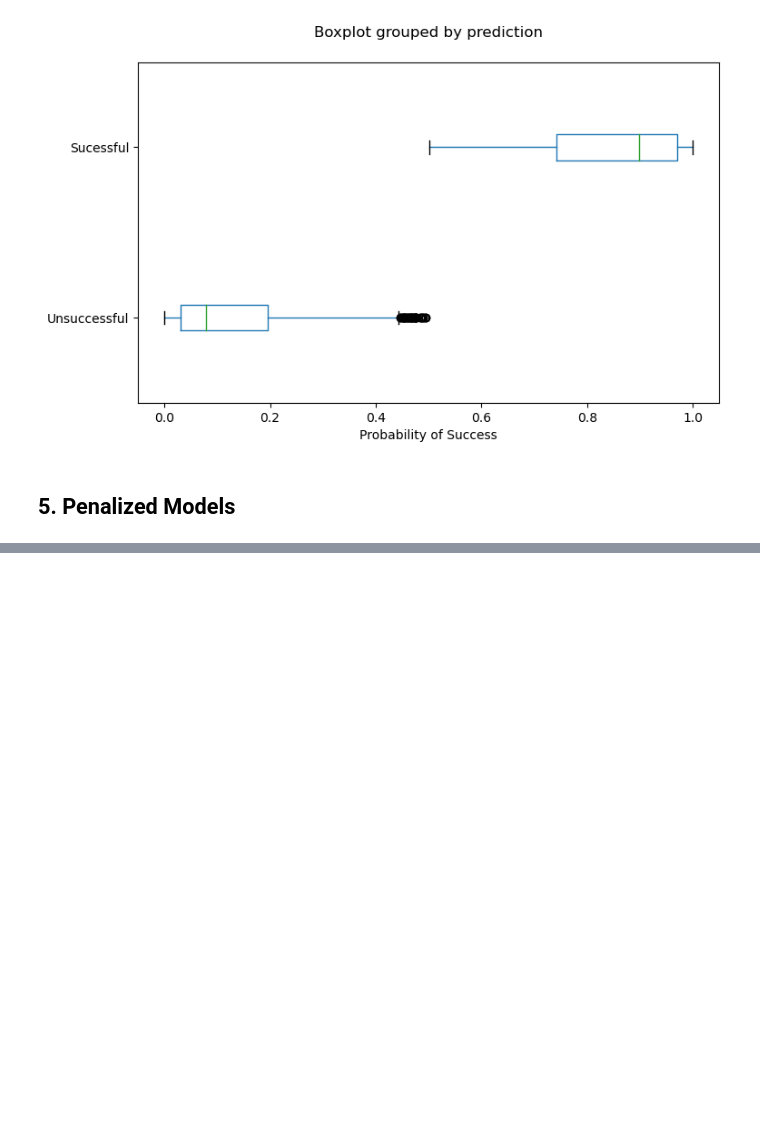
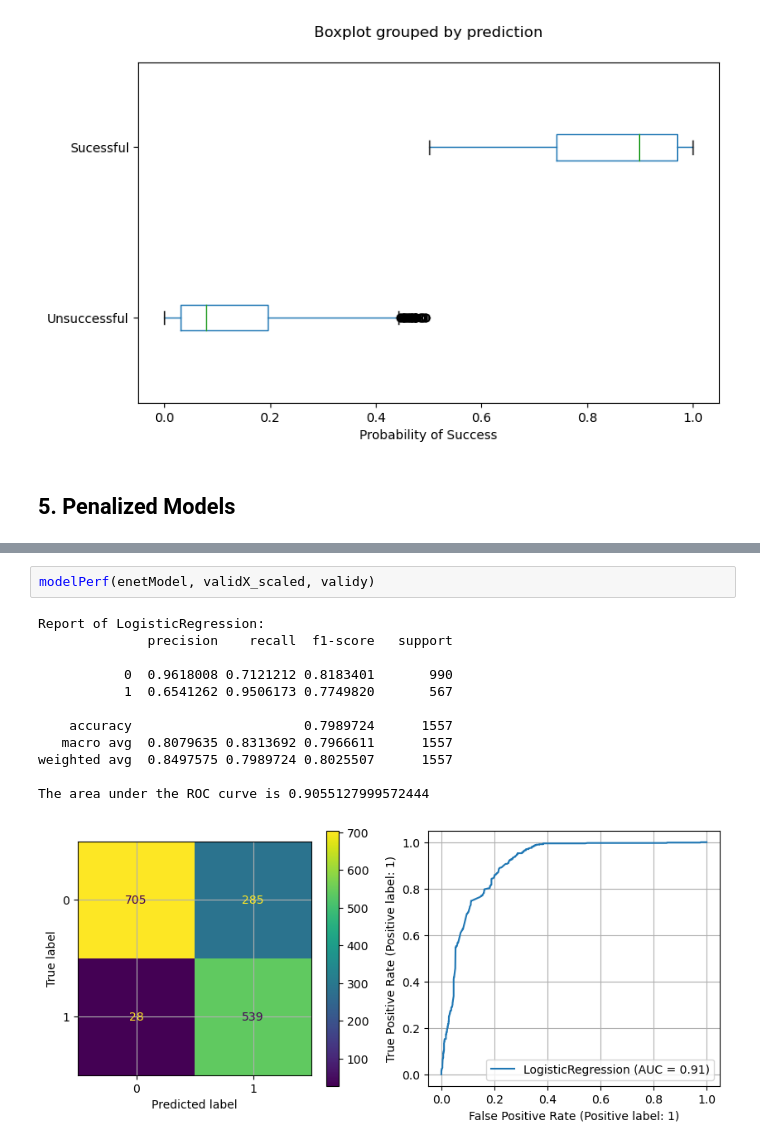
Before and after one commit to chenxuhe79/AppliedPredictiveModeling, a Jupyter notebook: Ch12_7 Discriminant Analysis and Other Linear Classification Models.ipynb, the cells around one changed output, grey strips where cells are left out. Drawn from its saved outputs; the diff is of its cells as text; blank space fills up the shorter version.

```diff
--- a/Ch12_7 Discriminant Analysis and Other Linear Classification Models.ipynb
+++ b/Ch12_7 Discriminant Analysis and Other Linear Classification Models.ipynb
@@ -886,0 +1023,15 @@ Text(0.5, 1.0, '')
+# %%
+modelPerf(enetModel, validX_scaled, validy)
+# %% [output]
+Report of LogisticRegression:
+              precision    recall  f1-score   support
+
+           0  0.9618008 0.7121212 0.8183401       990
+           1  0.6541262 0.9506173 0.7749820       567
+
+    accuracy                      0.7989724      1557
+   macro avg  0.8079635 0.8313692 0.7966611      1557
+weighted avg  0.8497575 0.7989724 0.8025507      1557
+
+The area under the ROC curve is 0.9055127999572444
+[figure, added]
```
Also changed, not shown: parts of 27 cells of this notebook.
